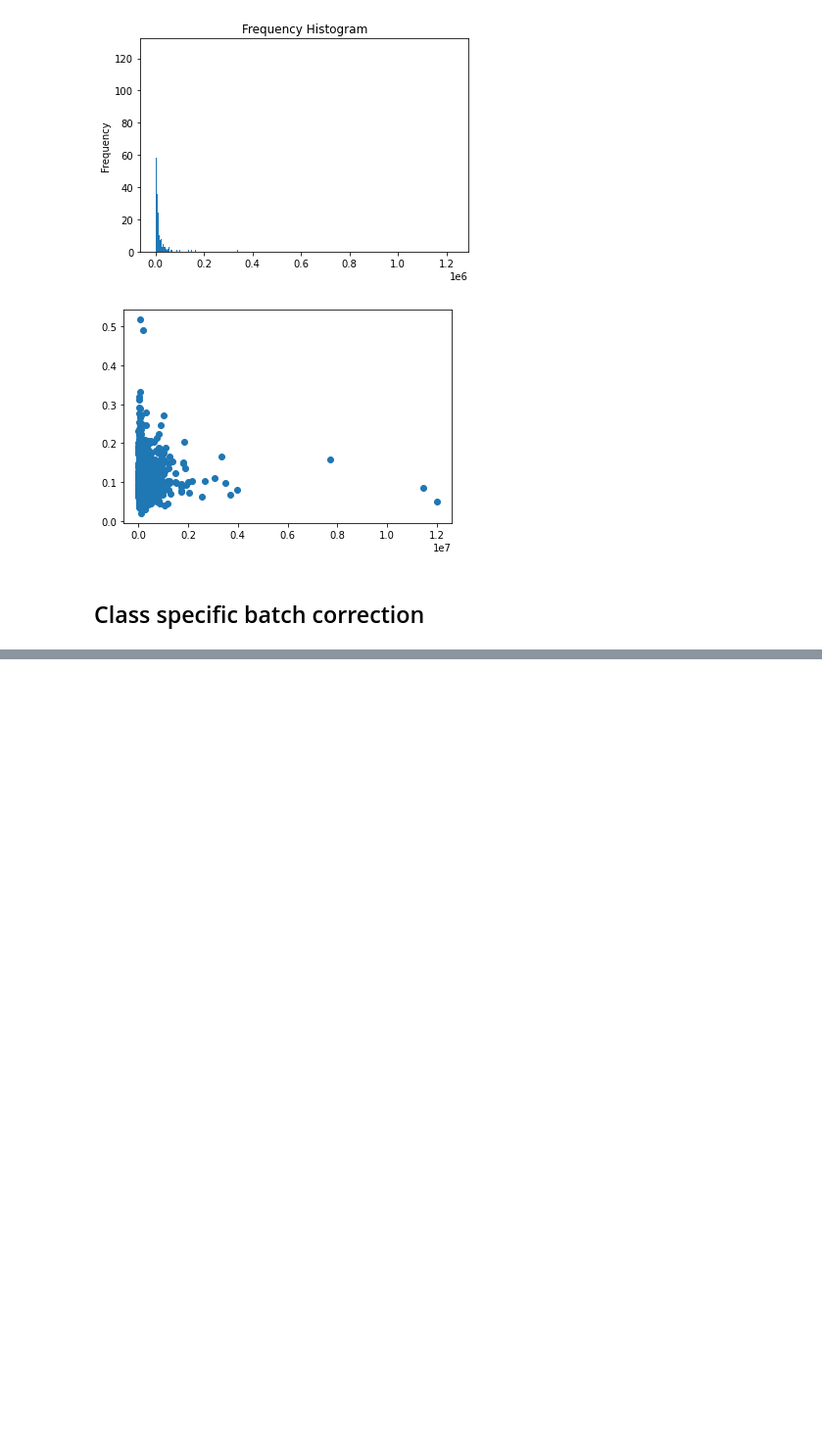
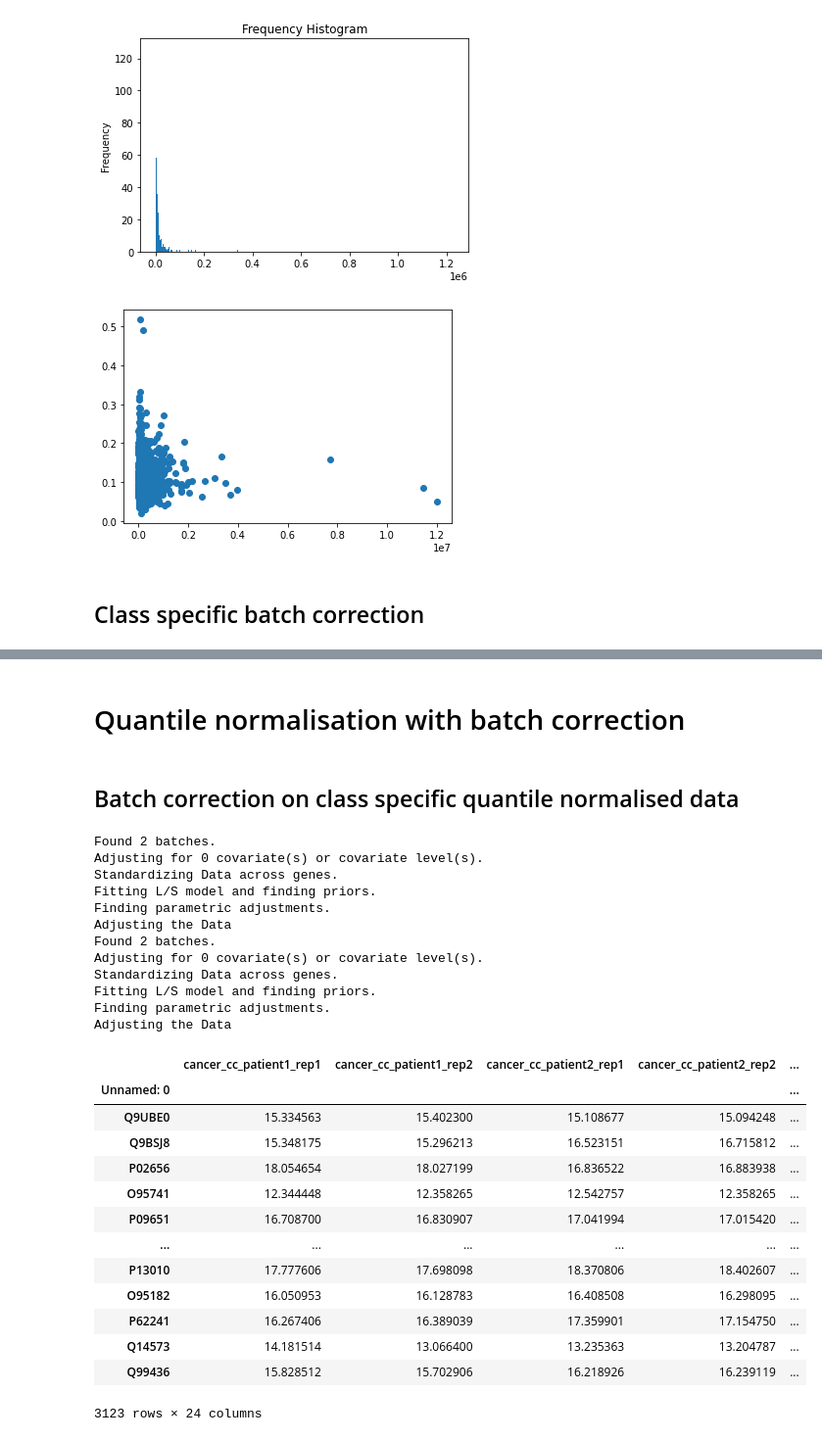
Before and after one commit to kaipengl/biodatascience, a Jupyter notebook: RCdataanalysis with quantile normalisation.ipynb, the cells around one changed output, grey strips where cells are left out. Shown at 98% size. Saved outputs shown, nothing was run; the diff lists cells and outputs as text; code cells hidden in the pictures; blank space fills up the shorter version.

```diff
--- a/RCdataanalysis with quantile normalisation.ipynb
+++ b/RCdataanalysis with quantile normalisation.ipynb
@@ -1080,0 +1269,26 @@ df_merge
+# %% [markdown]
+# Quantile normalisation with batch correction
+# %%
+#this block aims to separate the data by cases, in order to hide the class effects before performing quantile normalisation
+df_cancer = df.iloc[:,[0,1,2,3,4,5,6,7,8,9,10,11,12]]
+df_control = df.iloc[:, [13,14,15,16,17,18,19,20,21,22,23,24]]
+df_control = df_control.set_index(df_cancer.index)
+df_cancer = df_cancer.set_index("Unnamed: 0")
+
+#Order values in each sample
+df_cancer_sorted = pd.DataFrame(np.sort(df_cancer.values, axis = 0), index = df_cancer.index, columns = df_cancer.columns)
+df_control_sorted = pd.DataFrame(np.sort(df_control.values, axis = 0), index = df_control.index, columns = df_control.columns)
+
+#Calculate the mean for each row
+df_cancer_mean = df_cancer_sorted.mean(axis = 1)
+df_cancer_mean.index = np.arange(1, len(df_cancer_mean)+1)
+df_control_mean = df_control_sorted.mean(axis = 1)
+df_control_mean.index = np.arange(1, len(df_control_mean)+1)
+
+#Obtain the rank of original data
+df_cancer_rank = df_cancer.rank(method="min").astype(int)
+df_control_rank = df_control.rank(method="min").astype(int)
+
+#Quantile normalise the data
+df_cancer_qn = df_cancer.rank(method = "min").stack().astype(int).map(df_cancer_mean).unstack()
+df_control_qn = df_control.rank(method = "min").stack().astype(int).map(df_control_mean).unstack()
@@ -1080,0 +1303,48 @@ df_merge
+# %% [markdown]
+## Batch correction on class specific quantile normalised data
+# %%
+#box plots after normalisation
+#perform class specific batch correction
+from combat.pycombat import pycombat
+
+#transform data into suitable format for batch correction and log transform
+df_cancer_qn_lc = np.log2(df_cancer_qn)
+#df_control = df_control.set_index("Unnamed: 0")
+df_control_qn_lc = np.log2(df_control_qn)
+
+#perform batch correction
+batch = [1,2,1,2,1,2,1,2,1,2,1,2]
+df_cancer_qn_bc = pycombat(df_cancer_qn_lc,batch)
+df_control_qn_bc = pycombat(df_control_qn_lc,batch)
+df_control_qn_bc = df_control_bc.set_index(df_cancer_bc.index)
+
+#merge the two class specific batch correction
+df_qn_merge = pd.concat([df_cancer_qn_bc, df_control_qn_bc], axis = 1)
+df_qn_merge
+# %% [output]
+Found 2 batches.
+Adjusting for 0 covariate(s) or covariate level(s).
+Standardizing Data across genes.
+Fitting L/S model and finding priors.
+Finding parametric adjustments.
+Adjusting the Data
+Found 2 batches.
+Adjusting for 0 covariate(s) or covariate level(s).
+Standardizing Data across genes.
+Fitting L/S model and finding priors.
+Finding parametric adjustments.
+Adjusting the Data
+|  | cancer_cc_patient1_rep1 | cancer_cc_patient1_rep2 | cancer_cc_patient2_rep1 | cancer_cc_patient2_rep2 | ... |
+| Unnamed: 0 |  |  |  |  | ... |
+| Q9UBE0 | 15.334563 | 15.402300 | 15.108677 | 15.094248 | ... |
+| Q9BSJ8 | 15.348175 | 15.296213 | 16.523151 | 16.715812 | ... |
+| P02656 | 18.054654 | 18.027199 | 16.836522 | 16.883938 | ... |
+| O95741 | 12.344448 | 12.358265 | 12.542757 | 12.358265 | ... |
+| P09651 | 16.708700 | 16.830907 | 17.041994 | 17.015420 | ... |
+| ... | ... | ... | ... | ... | ... |
+| P13010 | 17.777606 | 17.698098 | 18.370806 | 18.402607 | ... |
+| O95182 | 16.050953 | 16.128783 | 16.408508 | 16.298095 | ... |
+| P62241 | 16.267406 | 16.389039 | 17.359901 | 17.154750 | ... |
+| Q14573 | 14.181514 | 13.066400 | 13.235363 | 13.204787 | ... |
+| Q99436 | 15.828512 | 15.702906 | 16.218926 | 16.239119 | ... |
+3123 rows × 24 columns
```
Also changed, not shown: parts of 26 cells of this notebook.
